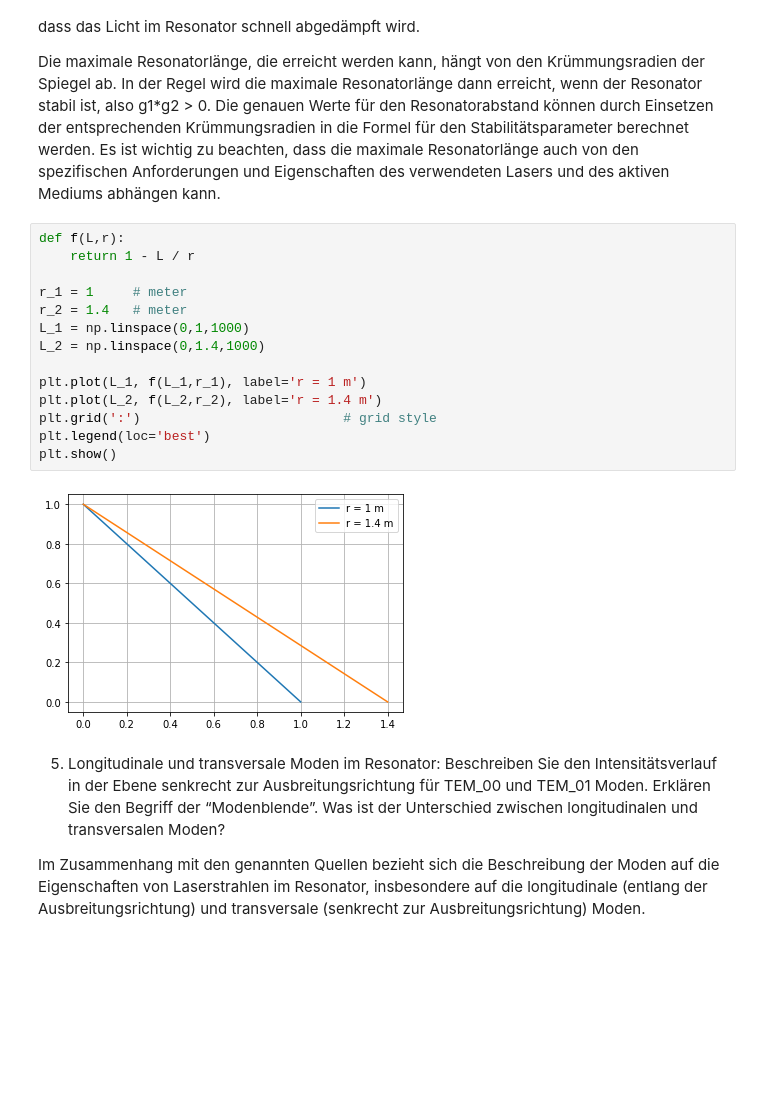
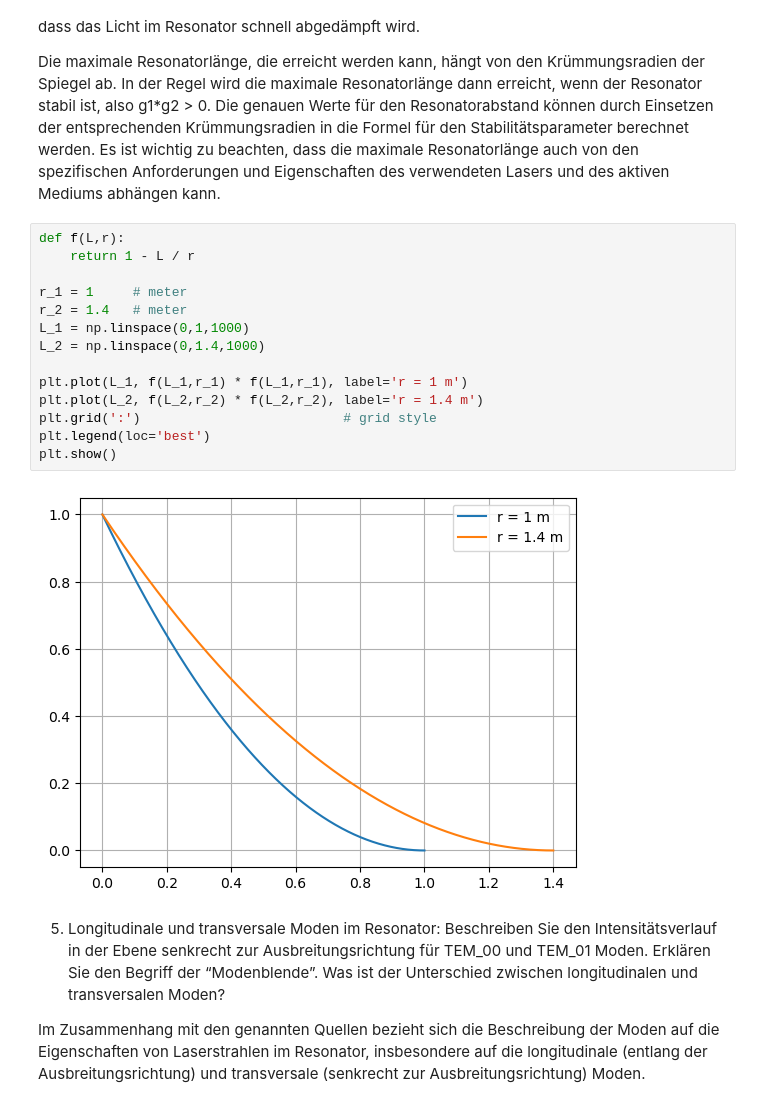
Before and after one commit to waerther/fortgeschrittenenpraktikum, a Jupyter notebook: v61/content/Vorbereitungsaufgaben_v61.ipynb, the cells around one changed output. Saved outputs shown, nothing was run; the diff lists cells and outputs as text; blank space fills up the shorter version.

```diff
--- a/v61/content/Vorbereitungsaufgaben_v61.ipynb
+++ b/v61/content/Vorbereitungsaufgaben_v61.ipynb
@@ -56,19 +56,19 @@ Die maximale Resonatorlänge, die erreicht werden kann, hängt von den Krümmung
 # %%
 def f(L,r):
     return 1 - L / r
 
 r_1 = 1     # meter
 r_2 = 1.4   # meter
 L_1 = np.linspace(0,1,1000)
 L_2 = np.linspace(0,1.4,1000)
 
-plt.plot(L_1, f(L_1,r_1), label='r = 1 m')
-plt.plot(L_2, f(L_2,r_2), label='r = 1.4 m')
+plt.plot(L_1, f(L_1,r_1) * f(L_1,r_1), label='r = 1 m')
+plt.plot(L_2, f(L_2,r_2) * f(L_2,r_2), label='r = 1.4 m')
 plt.grid(':')                          # grid style
 plt.legend(loc='best')
 plt.show()
 # %% [output]
-[figure, old version]
+[figure, new version]
 # %% [markdown]
 5. Longitudinale und transversale Moden im Resonator: Beschreiben Sie den Intensitätsverlauf in der Ebene senkrecht zur Ausbreitungsrichtung für TEM_00 und TEM_01 Moden. Erklären Sie den Begriff der “Modenblende”. Was ist der Unterschied zwischen longitudinalen und transversalen Moden?
 
```
